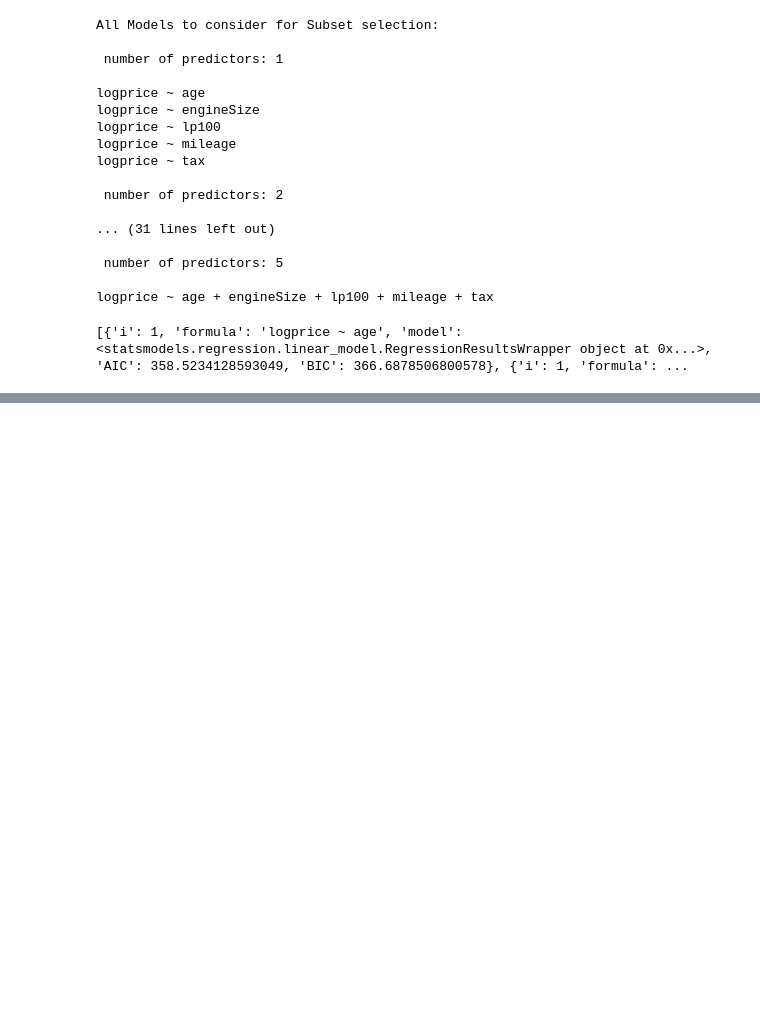
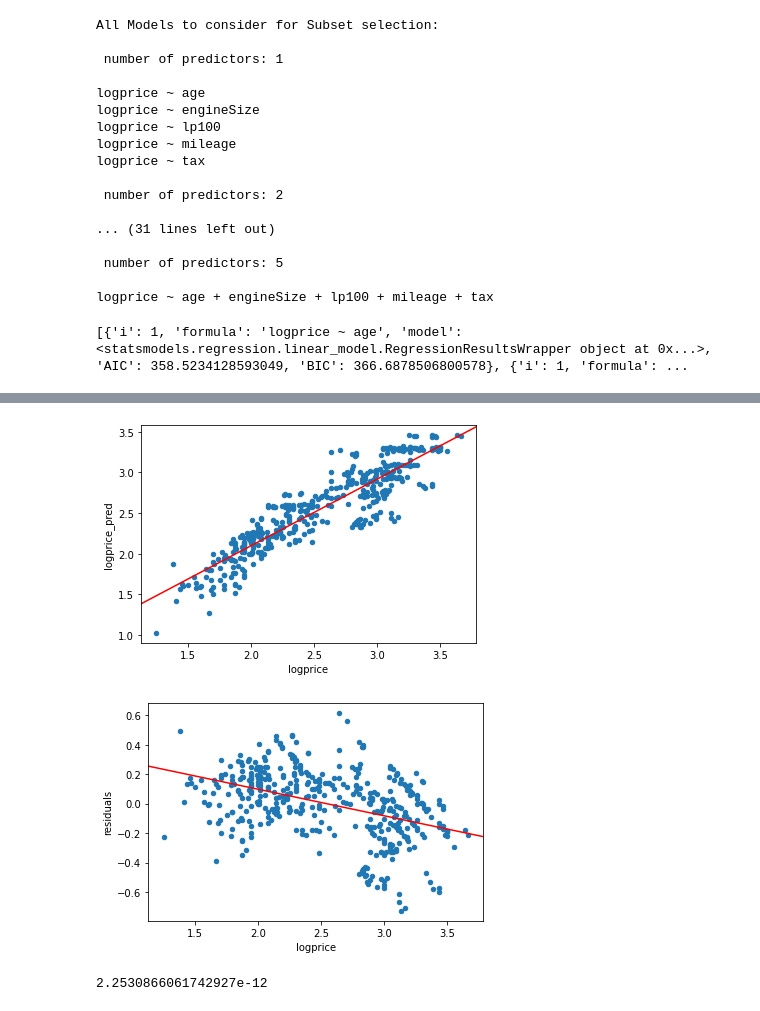
Before and after one commit to tadeohepperle/introductory-case-studies-project3, a Jupyter notebook: main.ipynb, the cells around one changed output, grey strips where cells are left out. Saved outputs shown, nothing was run; the diff lists cells and outputs as text; code cells hidden in the pictures; blank space fills up the shorter version.

```diff
--- a/main.ipynb
+++ b/main.ipynb
@@ -160,0 +166,17 @@ Models suggested by BIC
+# %%
+# best model:
+
+model = ols("logprice ~ age + engineSize + mileage", df)
+modelfit = model.fit()
+
+"""
+model parameters:
+                coef	std err	t	    P>|t|	[0.025	0.975]
+Intercept	    2.1756	0.053	41.201	0.000	2.072	2.279
+age	            -0.1410	0.008	-17.734	0.000	-0.157	-0.125
+engineSize	    0.7152	0.029	24.874	0.000	0.659	0.772
+mileage	        -0.0061	0.001	-9.710	0.000	-0.007	-0.005
+
+"""
+
+print(modelfit.summary())
@@ -160,0 +201,22 @@ Models suggested by BIC
+# %%
+from statsmodels.graphics.regressionplots import abline_plot
+# prediction plot
+y = df["logprice"]
+df["logprice_pred"] = modelfit.predict(df)
+df["residuals"] = df["logprice_pred"] - df["logprice"]
+# scatter-plot regression
+ax = df.plot(x='logprice', y='logprice_pred', kind='scatter')
+abline_plot(model_results=ols("logprice_pred ~ logprice", df).fit(), ax=ax, color="red")
+plt.show()
+
+# scatter-plot residuals
+
+ax = df.plot(x='logprice', y='residuals', kind='scatter')
+abline_plot(model_results=ols("residuals ~ logprice", df).fit(), ax=ax, color="red")
+plt.show()
+
+# residuals sum up to 0 but are not uncorrelated with logprice. Therefore no good model fit yet.
+# %% [output]
+[figure, added]
+[figure, added]
+2.2530866061742927e-12
```
Also changed, not shown: parts of 6 cells of this notebook.
